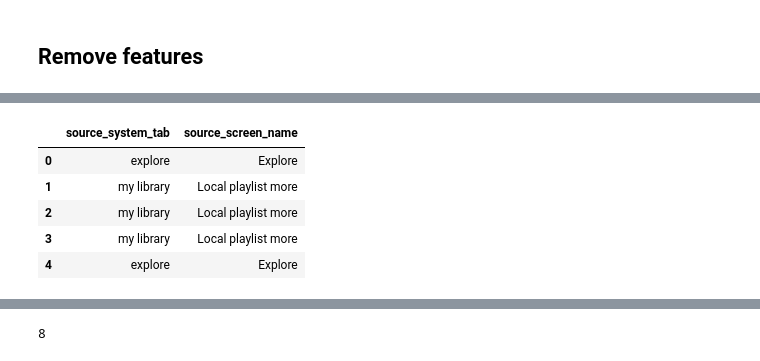
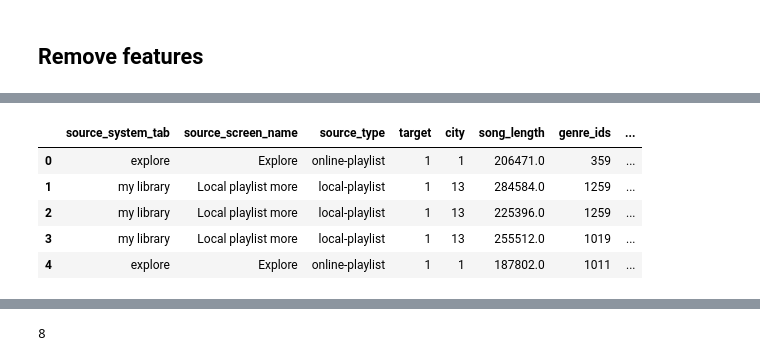
Before and after one commit to RaquelNeedsCoffee/PracticaAPA, a Jupyter notebook: Practica/Code/preprocessing.ipynb, the cells around one changed output, grey strips where cells are left out. Cells and saved outputs as stored; diff of their text form; code cells hidden in the pictures.

```diff
--- a/Practica/Code/preprocessing.ipynb
+++ b/Practica/Code/preprocessing.ipynb
@@ -111,6 +124,3 @@ len(dpp.make_set_categories(df_merged['lyricist']))
 38473
 # %% [markdown]
 ## Remove features
-# %%
-df_merged = df_merged.drop(columns=['msno', 'song_id', 'composer', 'lyricist'])
-df_merged.head()
@@ -124,16 +127,11 @@ df_merged.head()
-# %%
-df_merged = df_merged[['source_system_tab', 'source_screen_name']]
-df_merged.head()
-Remove features¶
-In [3]:
-
-df_merged = df_merged.drop(columns=['msno', 'song_id', 'composer', 'lyricist'])
-df_merged.head()
-Out[3]:
-# %% [output]
-|  | source_system_tab | source_screen_name |
-| 0 | explore | Explore |
-| 1 | my library | Local playlist more |
-| 2 | my library | Local playlist more |
-| 3 | my library | Local playlist more |
-| 4 | explore | Explore |
+# %%
+rm_columns = ['msno', 'song_id', 'composer', 'lyricist', 'bd', 'gender', 'registered_via', 'registration_init_time', 'expiration_date', 'artist_name', 'name', 'isrc']
+df_merged = df_merged.drop(columns=rm_columns)
+df_merged.head()
+# %% [output]
+|  | source_system_tab | source_screen_name | source_type | target | city | song_length | genre_ids | ... |
+| 0 | explore | Explore | online-playlist | 1 | 1 | 206471.0 | 359 | ... |
+| 1 | my library | Local playlist more | local-playlist | 1 | 13 | 284584.0 | 1259 | ... |
+| 2 | my library | Local playlist more | local-playlist | 1 | 13 | 225396.0 | 1259 | ... |
+| 3 | my library | Local playlist more | local-playlist | 1 | 13 | 255512.0 | 1019 | ... |
+| 4 | explore | Explore | online-playlist | 1 | 1 | 187802.0 | 1011 | ... |
```
Also changed, not shown: parts of 23 cells of this notebook, 1 other file.
